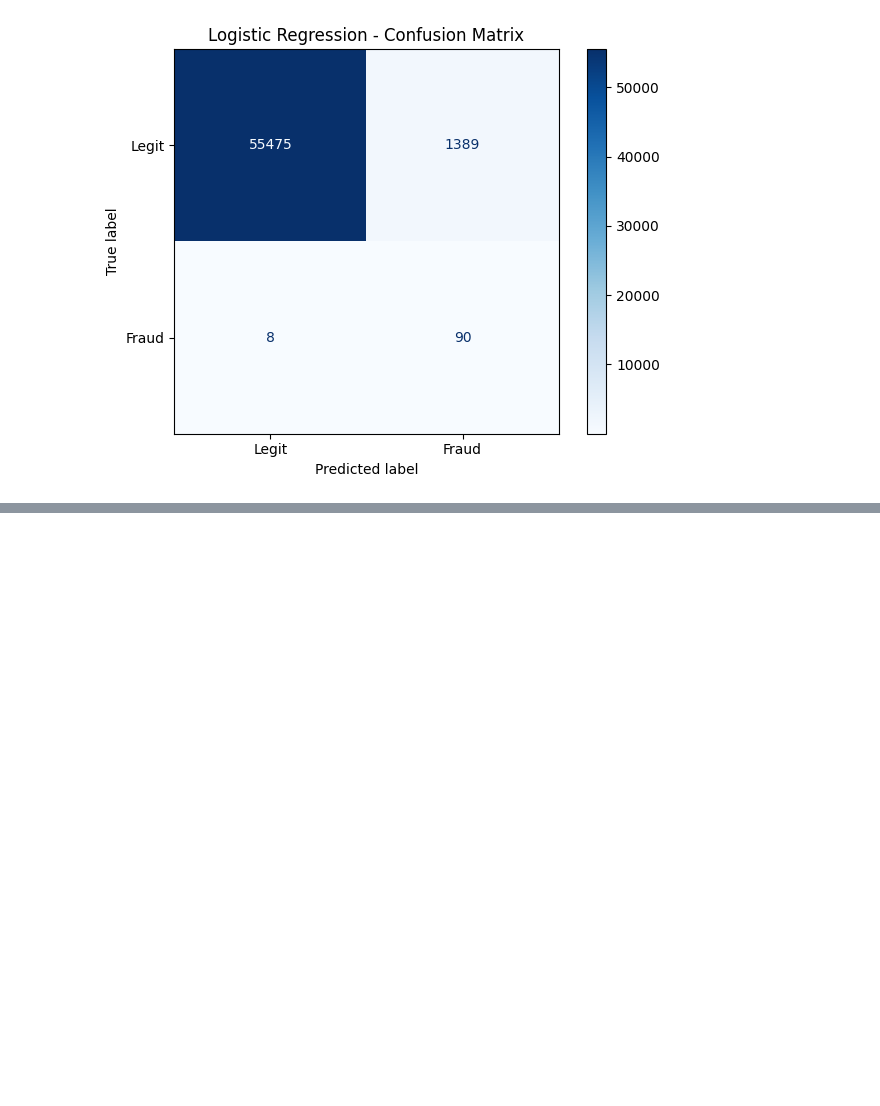
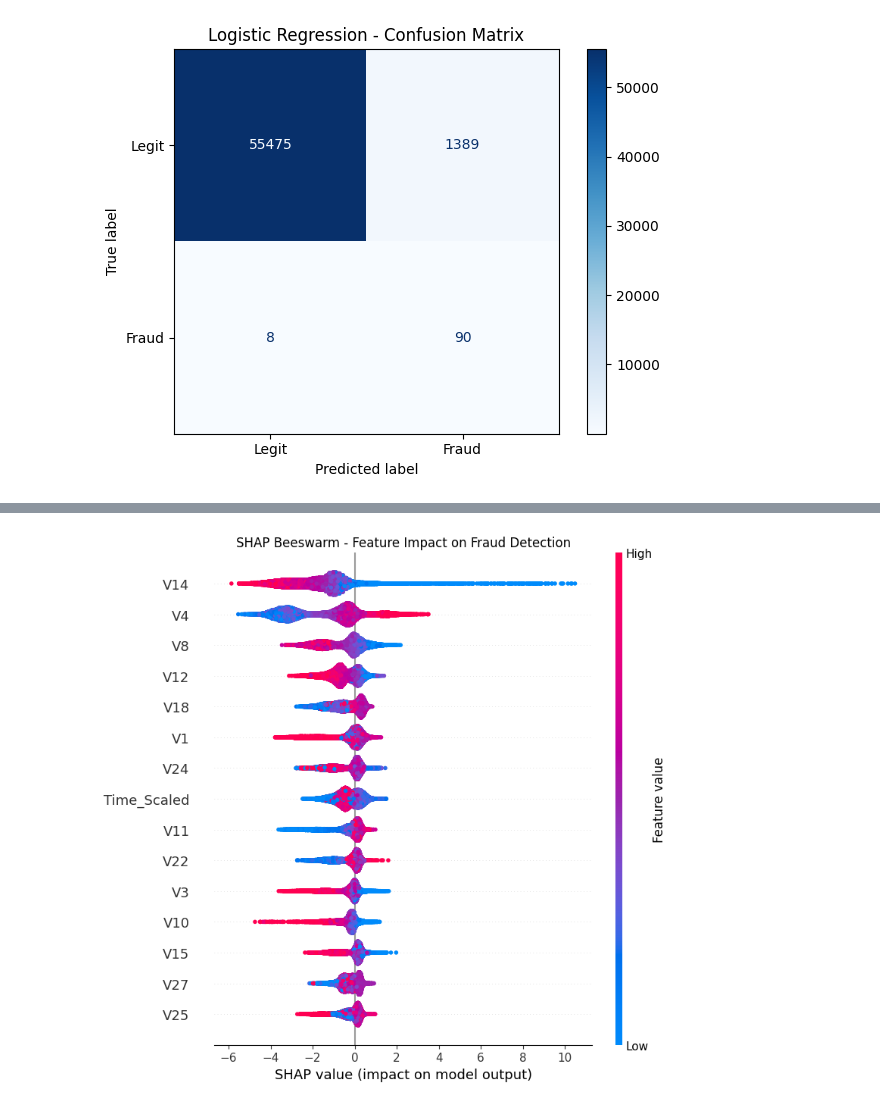
Before and after one commit to kamilhussain-ai/fraudshield, a Jupyter notebook: fraud_eda.ipynb, the cells around one changed output, grey strips where cells are left out. Drawn from its saved outputs; the diff is of its cells as text; code cells hidden in the pictures; blank space fills up the shorter version.

```diff
--- a/fraud_eda.ipynb
+++ b/fraud_eda.ipynb
@@ -433,0 +544,13 @@ plt.show()
+# %%
+# Cell 20: SHAP Beeswarm Plot - Detailed Feature Impact
+
+# Shows how each feature value pushes prediction toward fraud or not
+plt.figure()
+shap.summary_plot(shap_values, X_test,
+                  max_display=15, show=False)
+plt.title("SHAP Beeswarm - Feature Impact on Fraud Detection")
+plt.tight_layout()
+plt.savefig("shap_beeswarm.png", dpi=150, bbox_inches='tight')
+plt.show()
+# %% [output]
+[figure, added]
```
Also changed, not shown: parts of 10 cells of this notebook.
